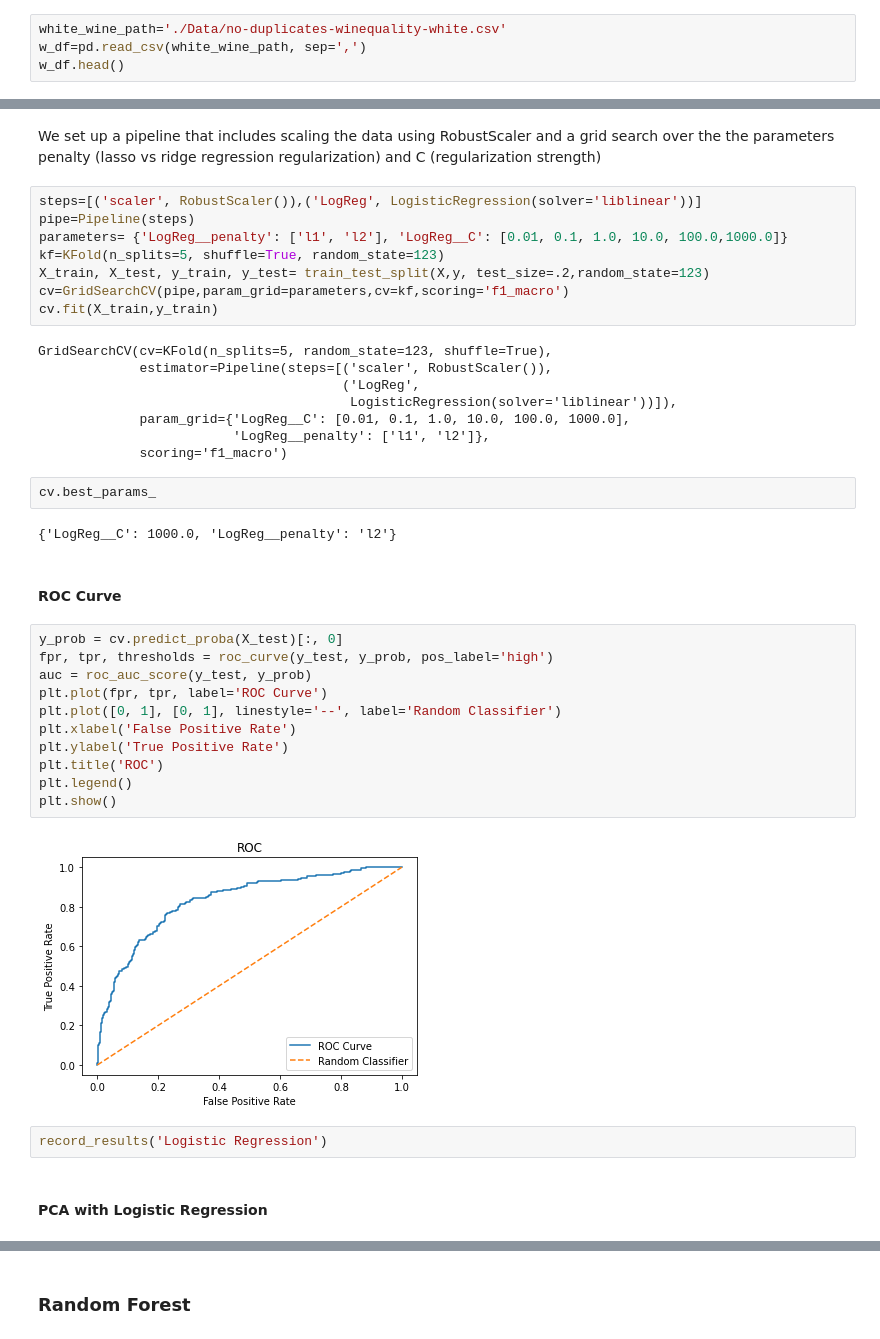
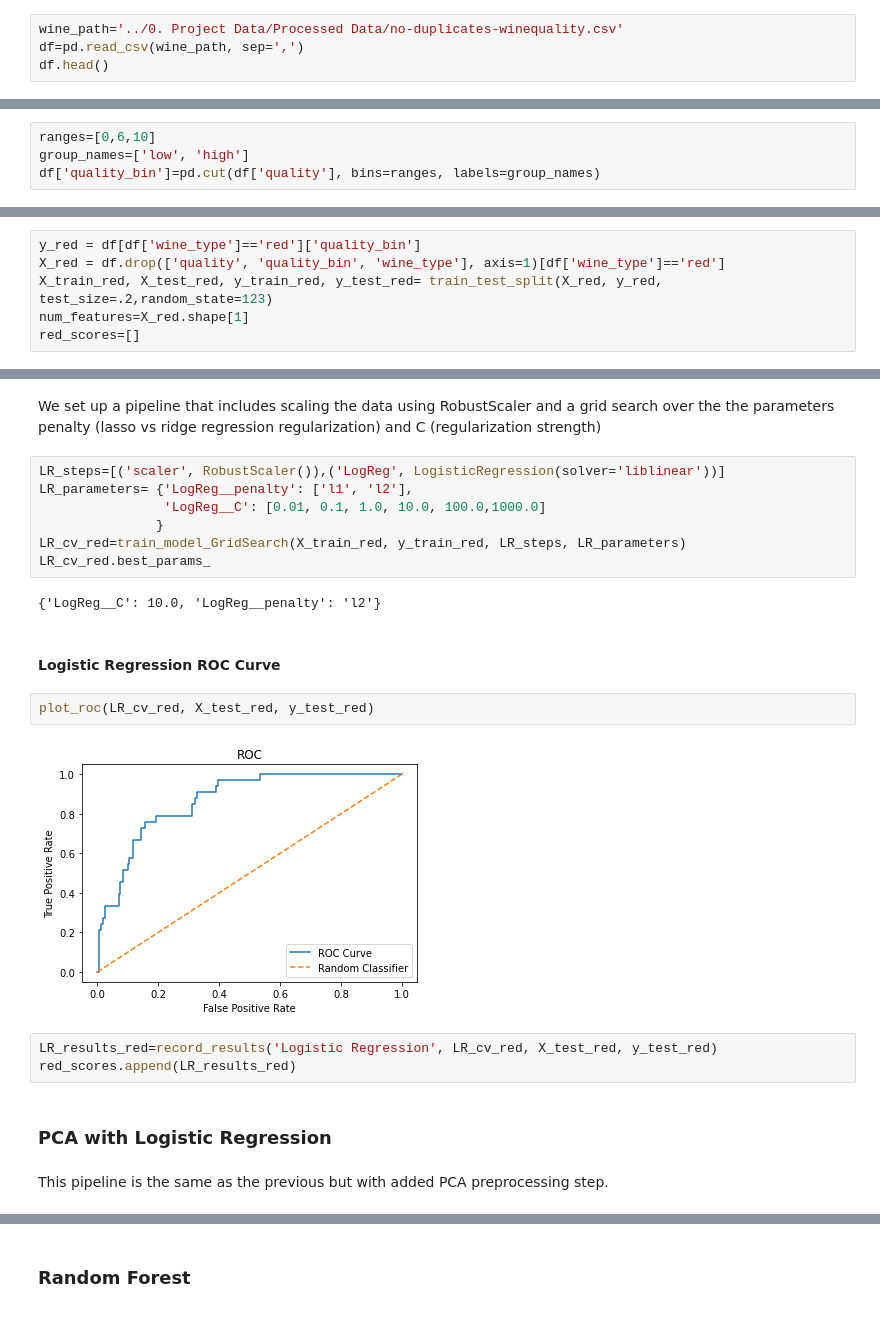
Before and after one commit to clementchen163/Wine-Quality, a Jupyter notebook: 4. Modeling/Wine Quality Modeling.ipynb, the cells around one changed output, grey strips where cells are left out. Saved outputs shown, nothing was run; the diff lists cells and outputs as text.

Commit message:
reworked project format

```diff
--- a/4. Modeling/Wine Quality Modeling.ipynb
+++ b/4. Modeling/Wine Quality Modeling.ipynb
@@ -13,9 +15,9 @@ from scipy.stats import randint, uniform
 # %% [markdown]
 ## Load data
 # %%
-white_wine_path='./Data/no-duplicates-winequality-white.csv'
-w_df=pd.read_csv(white_wine_path, sep=',')
-w_df.head()
+wine_path='../0. Project Data/Processed Data/no-duplicates-winequality.csv'
+df=pd.read_csv(wine_path, sep=',')
+df.head()
 # %% [output]
 |  | fixed acidity | volatile acidity | citric acid | residual sugar | chlorides | free sulfur dioxide | ... |
 | 0 | 7.0 | 0.27 | 0.36 | 20.7 | 0.045 | 45.0 | ... |
@@ -25,0 +44,4 @@ w_df.head()
+# %%
+ranges=[0,6,10]
+group_names=['low', 'high']
+df['quality_bin']=pd.cut(df['quality'], bins=ranges, labels=group_names)
@@ -26,2 +65,8 @@ w_df.head()
+# %%
+y_red = df[df['wine_type']=='red']['quality_bin']
+X_red = df.drop(['quality', 'quality_bin', 'wine_type'], axis=1)[df['wine_type']=='red']
+X_train_red, X_test_red, y_train_red, y_test_red= train_test_split(X_red, y_red, test_size=.2,random_state=123)
+num_features=X_red.shape[1]
+red_scores=[]
 # %% [markdown]
 ### Logistic Regression
@@ -72,42 +73,25 @@ def record_results(model_name):
 # %% [markdown]
 We set up a pipeline that includes scaling the data using RobustScaler and a grid search over the the parameters penalty (lasso vs ridge regression regularization) and C (regularization strength)
 # %%
-steps=[('scaler', RobustScaler()),('LogReg', LogisticRegression(solver='liblinear'))]
-pipe=Pipeline(steps)
-parameters= {'LogReg__penalty': ['l1', 'l2'], 'LogReg__C': [0.01, 0.1, 1.0, 10.0, 100.0,1000.0]}
-kf=KFold(n_splits=5, shuffle=True, random_state=123)
-X_train, X_test, y_train, y_test= train_test_split(X,y, test_size=.2,random_state=123)
-cv=GridSearchCV(pipe,param_grid=parameters,cv=kf,scoring='f1_macro')
-cv.fit(X_train,y_train)
+LR_steps=[('scaler', RobustScaler()),('LogReg', LogisticRegression(solver='liblinear'))]
+LR_parameters= {'LogReg__penalty': ['l1', 'l2'],
+                'LogReg__C': [0.01, 0.1, 1.0, 10.0, 100.0,1000.0]
+               }
+LR_cv_red=train_model_GridSearch(X_train_red, y_train_red, LR_steps, LR_parameters)
+LR_cv_red.best_params_
 # %% [output]
-GridSearchCV(cv=KFold(n_splits=5, random_state=123, shuffle=True),
-             estimator=Pipeline(steps=[('scaler', RobustScaler()),
-                                       ('LogReg',
-                                        LogisticRegression(solver='liblinear'))]),
-             param_grid={'LogReg__C': [0.01, 0.1, 1.0, 10.0, 100.0, 1000.0],
-                         'LogReg__penalty': ['l1', 'l2']},
-             scoring='f1_macro')
+{'LogReg__C': 10.0, 'LogReg__penalty': 'l2'}
-# %%
-cv.best_params_
-# %% [output]
-{'LogReg__C': 1000.0, 'LogReg__penalty': 'l2'}
 # %% [markdown]
-#### ROC Curve
+#### Logistic Regression ROC Curve
-# %%
-y_prob = cv.predict_proba(X_test)[:, 0]
-fpr, tpr, thresholds = roc_curve(y_test, y_prob, pos_label='high')
-auc = roc_auc_score(y_test, y_prob)
-plt.plot(fpr, tpr, label='ROC Curve')
-plt.plot([0, 1], [0, 1], linestyle='--', label='Random Classifier')
-plt.xlabel('False Positive Rate')
-plt.ylabel('True Positive Rate')
-plt.title('ROC')
-plt.legend()
-plt.show()
-# %% [output]
-[figure, removed]
-# %%
-record_results('Logistic Regression')
+# %%
+plot_roc(LR_cv_red, X_test_red, y_test_red)
+# %% [output]
+[figure, added]
+# %%
+LR_results_red=record_results('Logistic Regression', LR_cv_red, X_test_red, y_test_red)
+red_scores.append(LR_results_red)
 # %% [markdown]
-#### PCA with Logistic Regression
+### PCA with Logistic Regression
+# %% [markdown]
+This pipeline is the same as the previous but with added PCA preprocessing step.
 # %%
```
Also changed, not shown: parts of 79 cells of this notebook, 13 other files.
